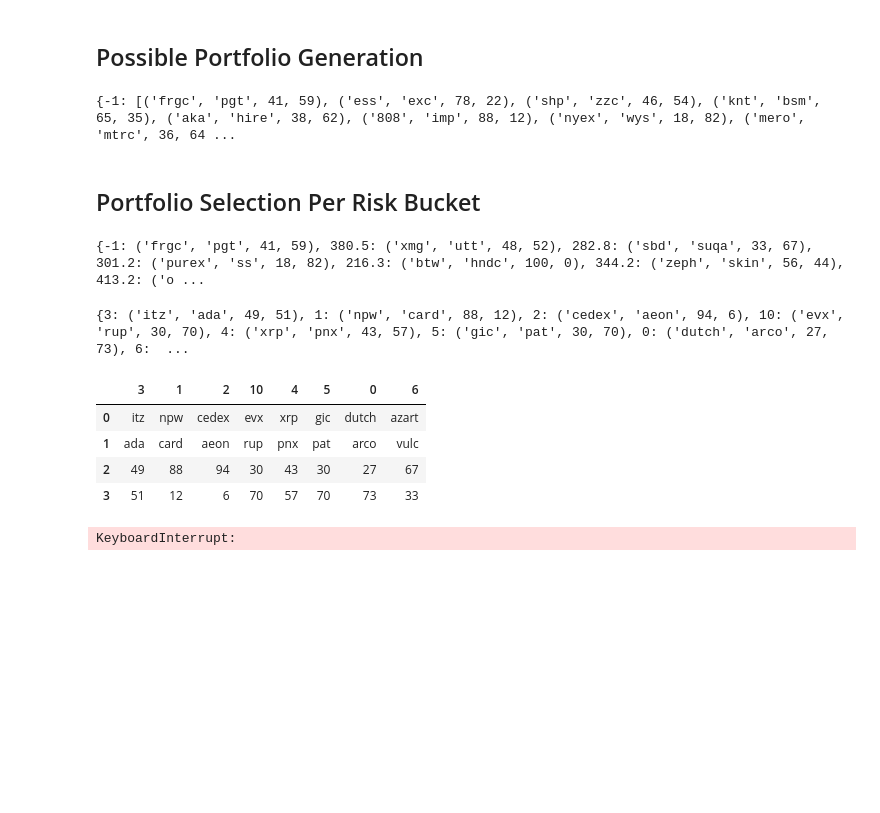
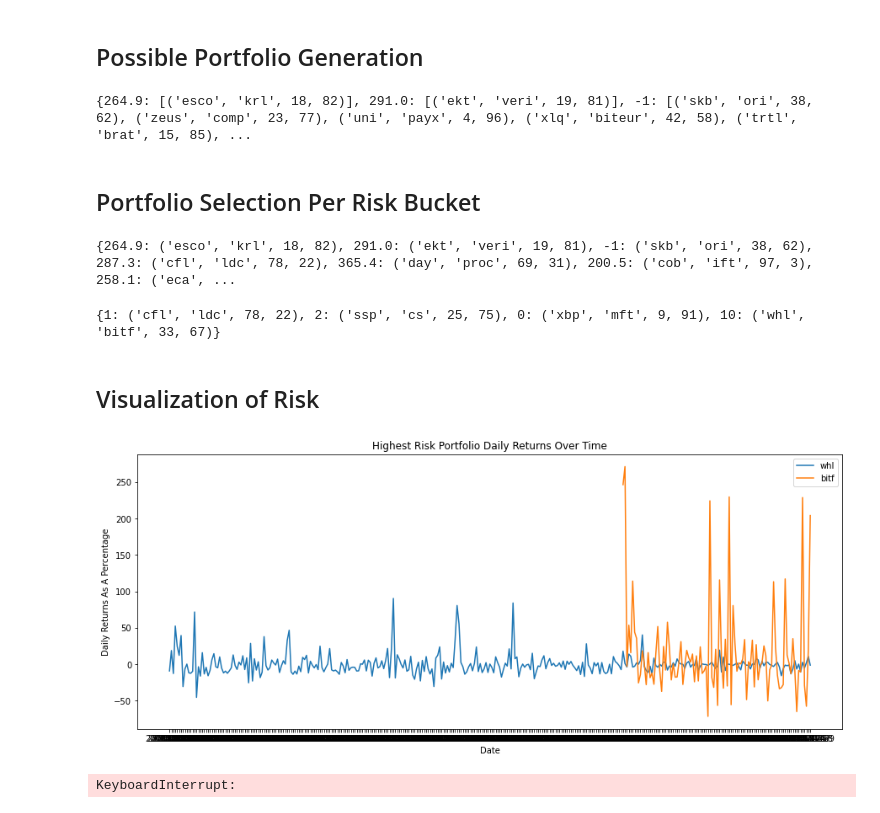
Before and after one commit to saahilshangle/crypto-portfolio-advisor, a Jupyter notebook: engine/external.ipynb, the cells around one changed output. Drawn from its saved outputs; the diff is of its cells as text; code cells hidden in the pictures; blank space fills up the shorter version.

Commit message:
Visualization added to external notebook for class demo

```diff
--- a/engine/external.ipynb
+++ b/engine/external.ipynb
@@ -150,7 +150,7 @@ def calculate_risk(names, percentages):
 currencies = cleaned_all_cryptos["symbol"].str.lower().unique().tolist()
 portfolio_size = 2
 risk_portfolios = {}
-for trial in range(40):
+for trial in range(20):
     curr_temp = random.sample(currencies, 2)
     weight = random.choice([i for i in range(1, 101)])
     risk_lvl = calculate_risk([curr_temp[0], curr_temp[1]], [weight, 100-weight])
@@ -162,7 +162,7 @@ for trial in range(40):
         risk_portfolios[round(risk_lvl, 1)].append((curr_temp[0], curr_temp[1], weight, 100-weight))
 print(risk_portfolios)
 # %% [output]
-{-1: [('frgc', 'pgt', 41, 59), ('ess', 'exc', 78, 22), ('shp', 'zzc', 46, 54), ('knt', 'bsm', 65, 35), ('aka', 'hire', 38, 62), ('808', 'imp', 88, 12), ('nyex', 'wys', 18, 82), ('mero', 'mtrc', 36, 64 ...
+{264.9: [('esco', 'krl', 18, 82)], 291.0: [('ekt', 'veri', 19, 81)], -1: [('skb', 'ori', 38, 62), ('zeus', 'comp', 23, 77), ('uni', 'payx', 4, 96), ('xlq', 'biteur', 42, 58), ('trtl', 'brat', 15, 85), ...
 # %% [markdown]
 ## Portfolio Selection Per Risk Bucket
 # %%
@@ -182,7 +182,7 @@ for risk in risk_portfolios.keys():
     profit_est = -1000
 print(final_portfolios)
 # %% [output]
-{-1: ('frgc', 'pgt', 41, 59), 380.5: ('xmg', 'utt', 48, 52), 282.8: ('sbd', 'suqa', 33, 67), 301.2: ('purex', 'ss', 18, 82), 216.3: ('btw', 'hndc', 100, 0), 344.2: ('zeph', 'skin', 56, 44), 413.2: ('o ...
+{264.9: ('esco', 'krl', 18, 82), 291.0: ('ekt', 'veri', 19, 81), -1: ('skb', 'ori', 38, 62), 287.3: ('cfl', 'ldc', 78, 22), 365.4: ('day', 'proc', 69, 31), 200.5: ('cob', 'ift', 97, 3), 258.1: ('eca', ...
 # %%
 if -1 in final_portfolios.keys(): del final_portfolios[-1]
 for risk in initial_keys:
@@ -190,16 +190,30 @@ for risk in initial_keys:
     final_portfolios[scaled] = final_portfolios.pop(risk)
 print(final_portfolios)
 # %% [output]
-{3: ('itz', 'ada', 49, 51), 1: ('npw', 'card', 88, 12), 2: ('cedex', 'aeon', 94, 6), 10: ('evx', 'rup', 30, 70), 4: ('xrp', 'pnx', 43, 57), 5: ('gic', 'pat', 30, 70), 0: ('dutch', 'arco', 27, 73), 6:  ...
+{1: ('cfl', 'ldc', 78, 22), 2: ('ssp', 'cs', 25, 75), 0: ('xbp', 'mft', 9, 91), 10: ('whl', 'bitf', 33, 67)}
+# %% [markdown]
+## Visualization of Risk
 # %%
-temp = pd.DataFrame(final_portfolios, orient="index")
-temp.head()
+#Create data visualizations for highest risk portfolio using matplotlib
+
+#Take portfolio with highest risk
+max_portfolio = [final_portfolios[10][0], final_portfolios[10][1]]
+
+#Draw the portfolio plots
+plt.rcParams['figure.figsize'] = (15,6)
+plt.title('Highest Risk Portfolio Daily Returns Over Time')
+plt.xlabel('Date')
+plt.ylabel('Daily Returns As A Percentage')
+
+portfolio_cryptos = cleaned_all_cryptos[cleaned_all_cryptos['symbol'].str.lower().isin(max_portfolio)]
+for symbol in max_portfolio:
+    crypto = portfolio_cryptos[portfolio_cryptos['symbol'].str.lower() == symbol]
+    plt.plot(crypto['date'], crypto['daily_returns'], label = symbol)
+
+plt.legend()
+plt.show()
 # %% [output]
-|  | 3 | 1 | 2 | 10 | 4 | 5 | 0 | 6 |
-| 0 | itz | npw | cedex | evx | xrp | gic | dutch | azart |
-| 1 | ada | card | aeon | rup | pnx | pat | arco | vulc |
-| 2 | 49 | 88 | 94 | 30 | 43 | 30 | 27 | 67 |
-| 3 | 51 | 12 | 6 | 70 | 57 | 70 | 73 | 33 |
+[figure, added]
 # %%
 @anvil.server.callable
 def risk_portfolio(risk):
```
Also changed, not shown: parts of 1 cell of this notebook.
